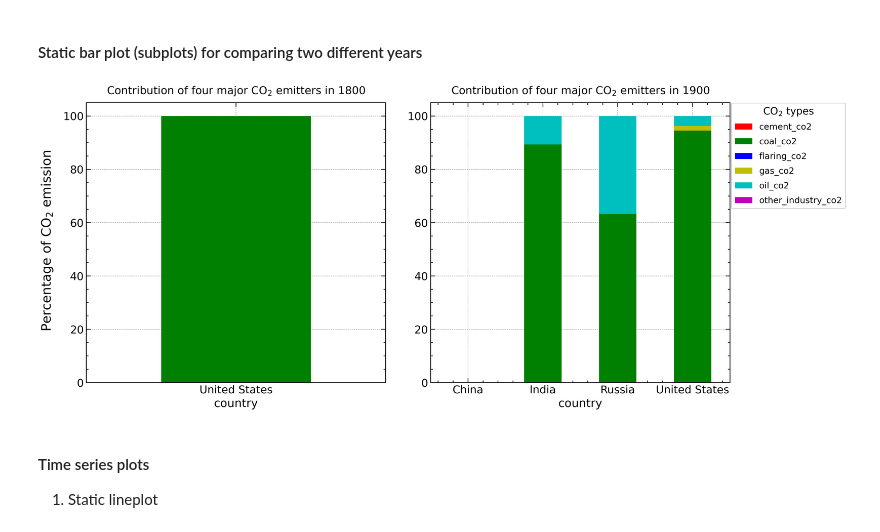
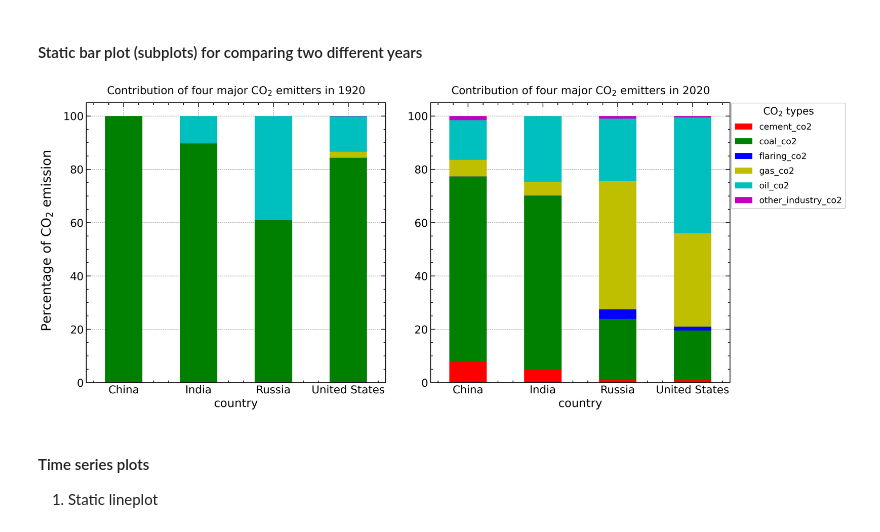
Before and after one commit to kingsleynwoke/CO2_emissiion, a Jupyter notebook: main_script.ipynb, the cells around one changed output. Saved outputs shown, nothing was run; the diff lists cells and outputs as text; code cells hidden in the pictures.

Commit message:
added line and stacked plots to readme

```diff
--- a/main_script.ipynb
+++ b/main_script.ipynb
@@ -306,36 +306,35 @@ def subplot_co2_countribution_two_years(year: list[int, int]) -> None:
     """
     This is just for two for one row two columns plot.
     """
 
     try:
         plt.style.use(['science', 'notebook', 'grid'])
     except OSError:
         print("\033[1mNote:\033[0m science, notebook, grid style not found, defaulting to matplotlib seaborn-whitegrid style\n")
         plt.style.use(['seaborn-whitegrid'])
 
     fig, axes = plt.subplots(1, 2, figsize=[16, 7], dpi=300, sharex=False, sharey=False)
     plt.subplots_adjust(left=None, bottom=None, right=None, top=None, wspace=0.15, hspace=None)
     fig.supylabel('Percentage of CO$_{2}$ emission', fontsize=18, x=0.07)
 
     #year = [1960,2020]
     for i, j_yr in enumerate(year):
         df_sel_co2_data = major_emitters_single_year_df(j_yr)
         columns_to_plot = df_sel_co2_data.columns[2:-1]
         colors = ['r', 'g', 'b', 'y', 'c', 'm']
 
         # PLOTTING
         df_sel_co2_data.plot(x='country', y=columns_to_plot, kind='bar', stacked=True, fontsize=15,
                                rot=0, ylim=(0,105), ax=axes[i], color=colors, legend=False)
 
         axes[i].set_title(f'Contribution of four major CO$_{2}$ emitters in {j_yr}', pad=12.0, fontsize=15)
 
     plt.legend(title='CO$_{2}$ types', title_fontsize=14, fontsize=12, fancybox=True,
                   loc='center right', bbox_to_anchor=(1.40, 0.81), labelspacing=0.7, ncol=1)
     plt.show()
-
-subplot_co2_countribution_two_years([1800,1900])
+subplot_co2_countribution_two_years([1920,2020])
 # %% [output]
-[figure, old version]
+[figure, new version]
 # %% [markdown]
 #### Time series plots
 
```
Also changed, not shown: parts of 1 cell of this notebook, 3 other files.
